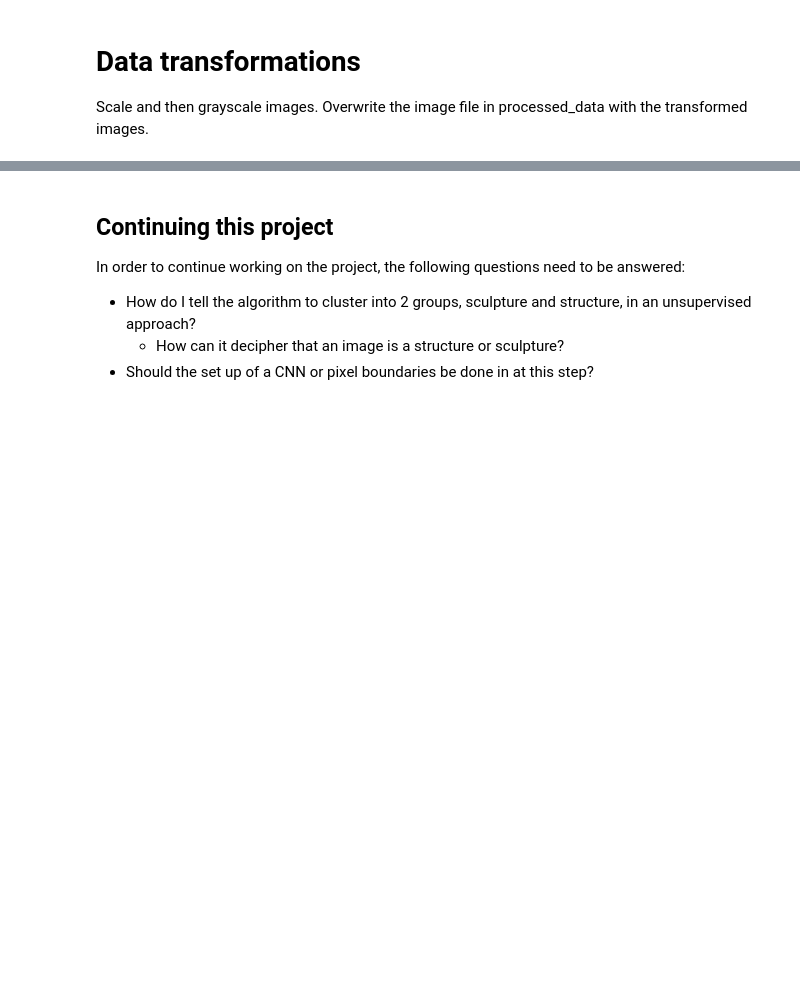
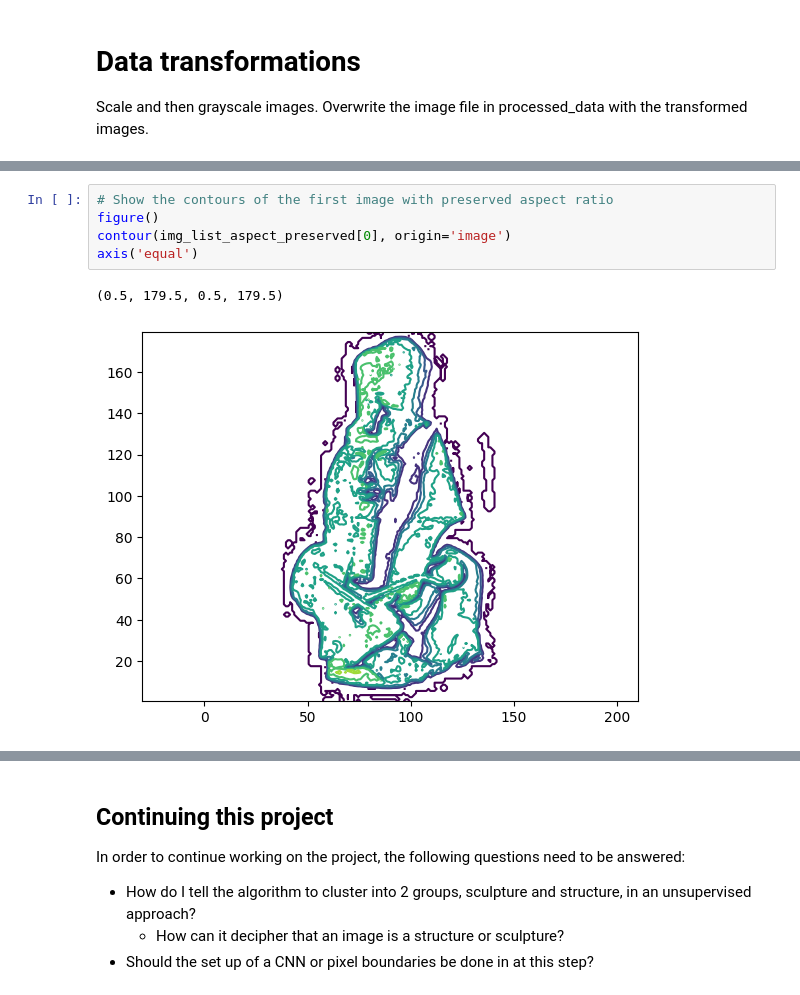
Before and after one commit to jsan712/Machine-Learning-Final-Project, a Jupyter notebook: ancient_egyptian_classification.ipynb, the cells around one changed output, grey strips where cells are left out. Saved outputs shown, nothing was run; the diff lists cells and outputs as text; blank space fills up the shorter version.

```diff
--- a/ancient_egyptian_classification.ipynb
+++ b/ancient_egyptian_classification.ipynb
@@ -231,0 +280,8 @@ Name: label, dtype: object
+# %%
+# Show the contours of the first image with preserved aspect ratio
+figure()
+contour(img_list_aspect_preserved[0], origin='image')
+axis('equal')
+# %% [output]
+(0.5, 179.5, 0.5, 179.5)
+[figure, added]
```
Also changed, not shown: parts of 33 cells of this notebook.
